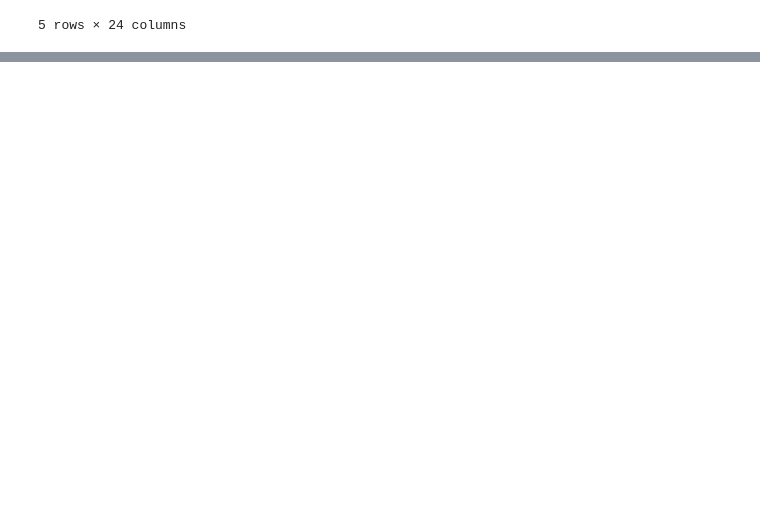
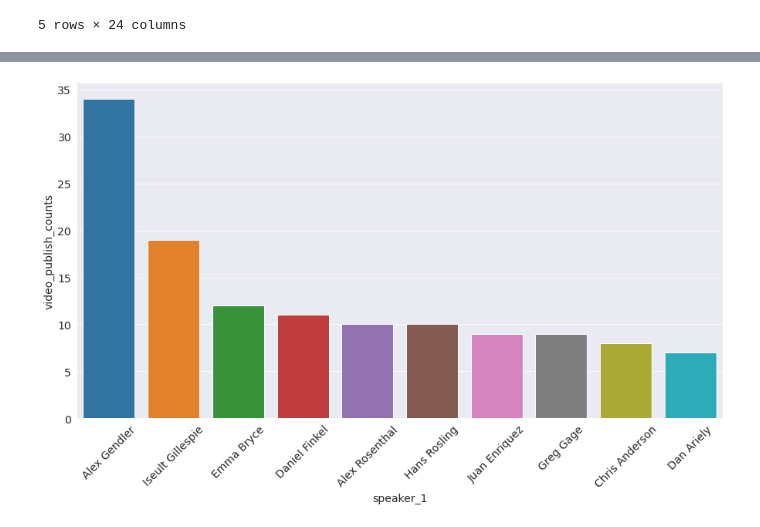
Before and after one commit to TanuRajput110/TED-Talks-views-prediction, a Jupyter notebook: TEDtalks_views_prediction_.ipynb, the cells around one changed output, grey strips where cells are left out. Drawn from its saved outputs; the diff is of its cells as text; code cells hidden in the pictures; blank space fills up the shorter version.

```diff
--- a/TEDtalks_views_prediction_.ipynb
+++ b/TEDtalks_views_prediction_.ipynb
@@ -425,0 +488,4 @@ df.head()
+# %%
+#number of talked videos count of each speaker
+speaker_count = pd.DataFrame(df['speaker_1'].value_counts().reset_index().rename(columns={'index':'speaker_1','speaker_1':'video_publish_counts'}))[:10]
+speaker_count
@@ -425,0 +504,8 @@ df.head()
+# %%
+#count of videos published wrt to each speaker
+plt.figure(figsize=(15,8))
+sns.barplot(x='speaker_1',y='video_publish_counts',data=speaker_count)
+plt.xticks(rotation=45)
+plt.show()
+# %% [output]
+[figure, added]
```
Also changed, not shown: parts of 22 cells of this notebook.
